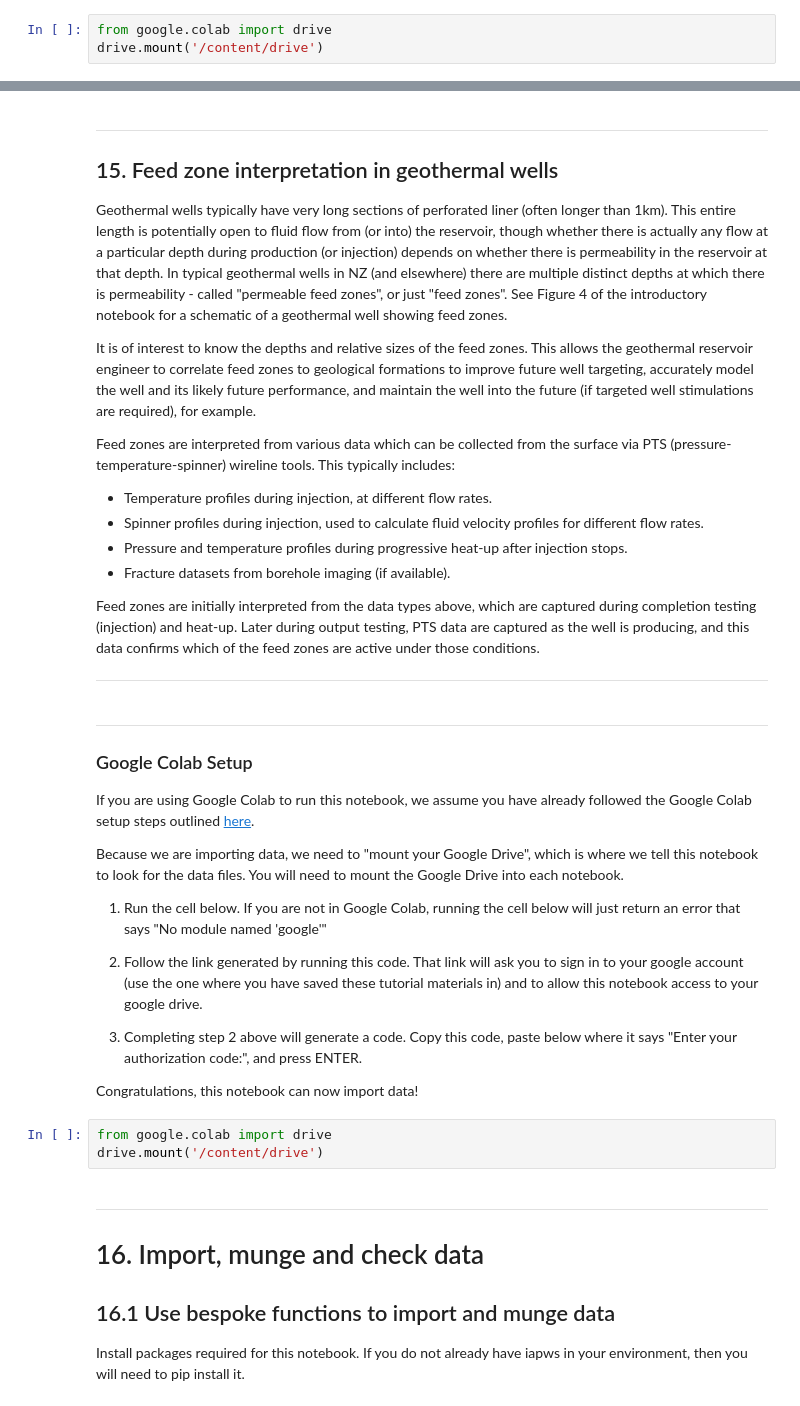
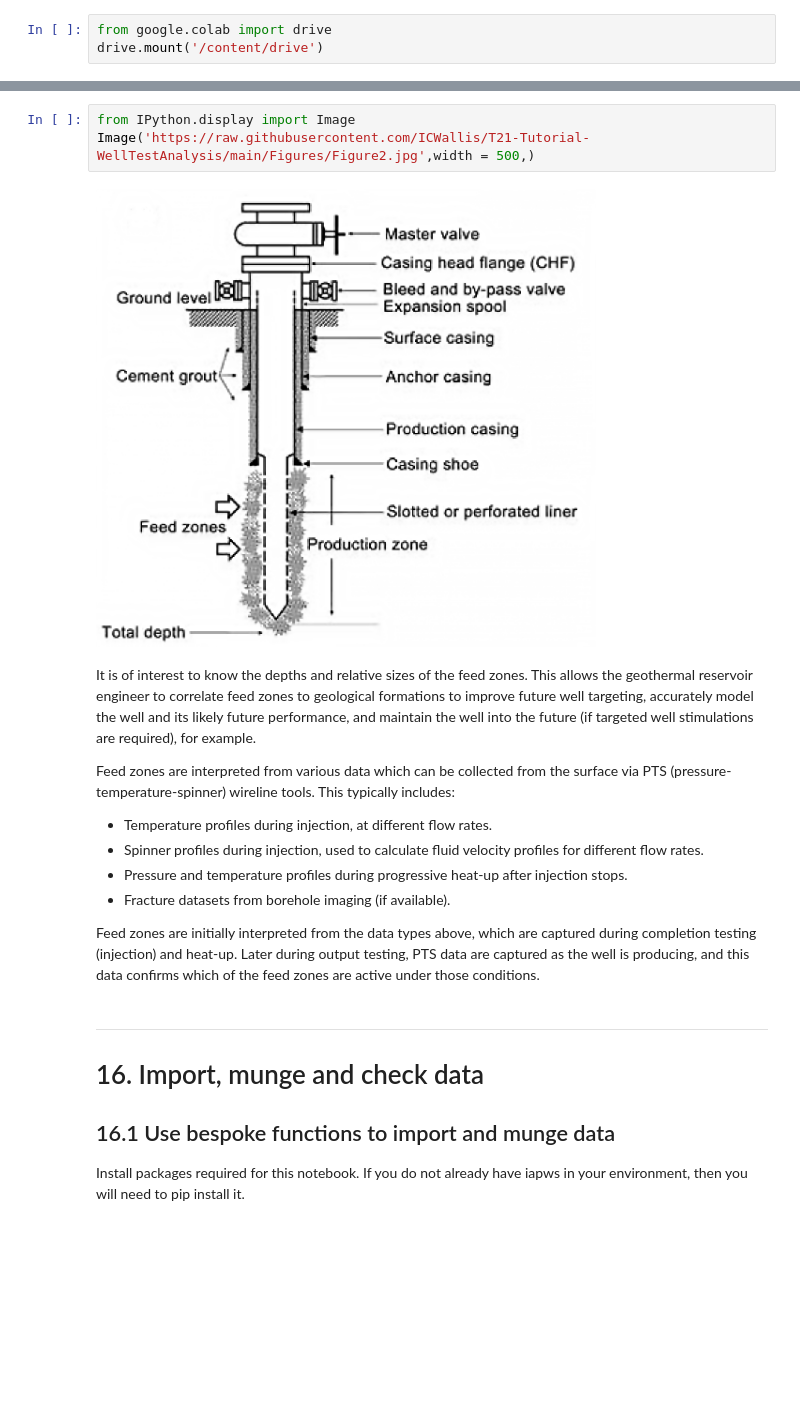
Before and after one commit to ICWallis/T21-Tutorial-WellTestAnalysis, a Jupyter notebook: 4-feedzones.ipynb, the cells around one changed output, grey strips where cells are left out. Cells and saved outputs as stored; diff of their text form; blank space fills up the shorter version.

Commit message:
Copy edit, add figure, remove repeating cells

```diff
--- a/4-feedzones.ipynb
+++ b/4-feedzones.ipynb
@@ -27,11 +34,9 @@ drive.mount('/content/drive')
+# %%
+from IPython.display import Image
+Image('https://raw.githubusercontent.com/ICWallis/T21-Tutorial-WellTestAnalysis/main/Figures/Figure2.jpg',width = 500,)
+# %% [output]
+[figure, added]
 # %% [markdown]
-
-***
-
-## 15. Feed zone interpretation in geothermal wells
-
-Geothermal wells typically have very long sections of perforated liner (often longer than 1km). This entire length is potentially open to fluid flow from (or into) the reservoir, though whether there is actually any flow at a particular depth during production (or injection) depends on whether there is permeability in the reservoir at that depth. In typical geothermal wells in NZ (and elsewhere) there are multiple distinct depths at which there is permeability - called "permeable feed zones", or just "feed zones". See Figure 4 of the introductory notebook for a schematic of a geothermal well showing feed zones.
-
 It is of interest to know the depths and relative sizes of the feed zones. This allows the geothermal reservoir engineer to correlate feed zones to geological formations to improve future well targeting, accurately model the well and its likely future performance, and maintain the well into the future (if targeted well stimulations are required), for example.
 
 Feed zones are interpreted from various data which can be collected from the surface via PTS (pressure-temperature-spinner) wireline tools. This typically includes:
@@ -41,27 +46,6 @@ Feed zones are interpreted from various data which can be collected from the sur
 - Fracture datasets from borehole imaging (if available).
 
 Feed zones are initially interpreted from the data types above, which are captured during completion testing (injection) and heat-up. Later during output testing, PTS data are captured as the well is producing, and this data confirms which of the feed zones are active under those conditions.
-
-***
-# %% [markdown]
-***
-
-### Google Colab Setup
-
-If you are using Google Colab to run this notebook, we assume you have already followed the Google Colab setup steps outlined [here](https://github.com/ICWallis/T21-Tutoral-WellTestAnalysis).
-
-Because we are importing data, we need to "mount your Google Drive", which is where we tell this notebook to look for the data files. You will need to mount the Google Drive into each notebook.
-
-1. Run the cell below. If you are not in Google Colab, running the cell below will just return an error that says "No module named 'google'"
-
-2. Follow the link generated by running this code. That link will ask you to sign in to your google account (use the one where you have saved these tutorial materials in) and to allow this notebook access to your google drive.
-
-3. Completing step 2 above will generate a code. Copy this code, paste below where it says "Enter your authorization code:", and press ENTER.
-
-Congratulations, this notebook can now import data!
-# %%
-from google.colab import drive
-drive.mount('/content/drive')
 # %% [markdown]
 ***
 
```
Also changed, not shown: parts of 1 cell of this notebook, 2 other files.
